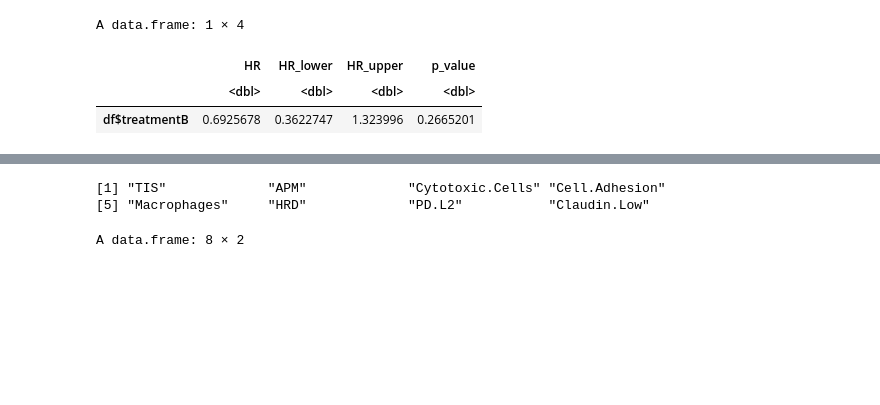
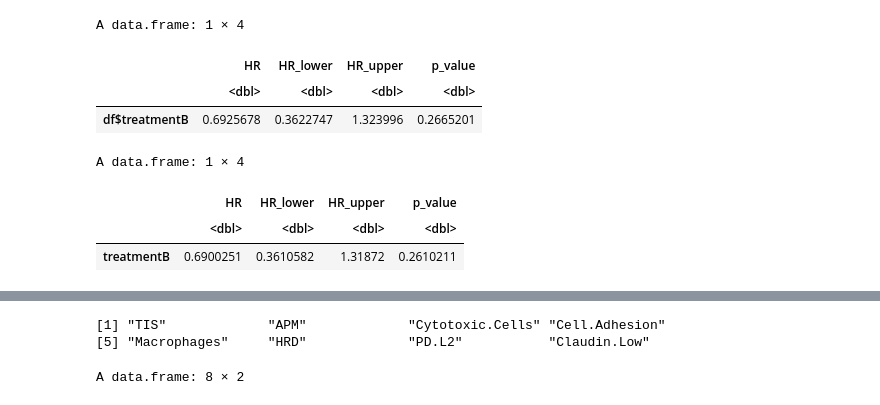
Before and after one commit to zhxiaokang/ALICE, a Jupyter notebook: analysis.ipynb, the cells around one changed output, grey strips where cells are left out. Drawn from its saved outputs; the diff is of its cells as text; code cells hidden in the pictures; blank space fills up the shorter version.

```diff
--- a/analysis.ipynb
+++ b/analysis.ipynb
@@ -65,3 +65,21 @@ A data.frame: 1 × 4
 |  | HR | HR_lower | HR_upper | p_value |
 |  | <dbl> | <dbl> | <dbl> | <dbl> |
 | df$treatmentB | 0.6925678 | 0.3622747 | 1.323996 | 0.2665201 |
+# %%
+# Considering the sample size is 44, use coxphf to fit Cox Regression with Firth's Penalized Likelihood
+penalized_fit <- coxphf::coxphf(Surv(time.pfs, event.pfs) ~ treatment, df)
+beta_pena <- penalized_fit$coefficients[1]
+se_pena <- sqrt(diag(penalized_fit$var))[1]
+cox_treatment_pena <- data.frame(
+    HR = exp(beta_pena),
+    HR_lower = exp(beta_pena - 1.96 * se_pena),
+    HR_upper = exp(beta_pena + 1.96 * se_pena),
+    p_value = penalized_fit$prob[1],
+    stringsAsFactors = FALSE
+)
+cox_treatment_pena
+# %% [output]
+A data.frame: 1 × 4
+|  | HR | HR_lower | HR_upper | p_value |
+|  | <dbl> | <dbl> | <dbl> | <dbl> |
+| treatmentB | 0.6900251 | 0.3610582 | 1.31872 | 0.2610211 |
```
Also changed, not shown: parts of 9 cells of this notebook, 1 other file.
